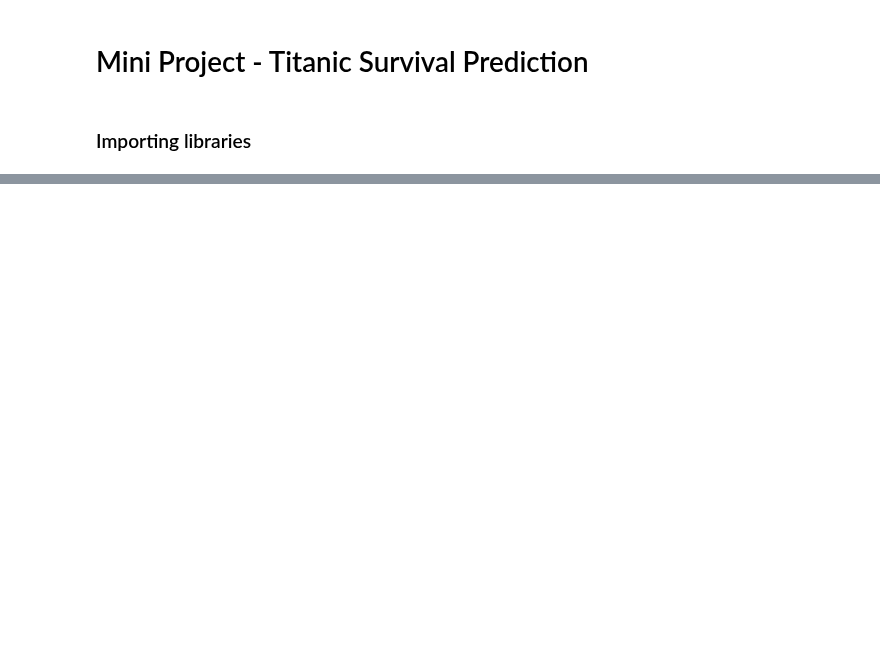
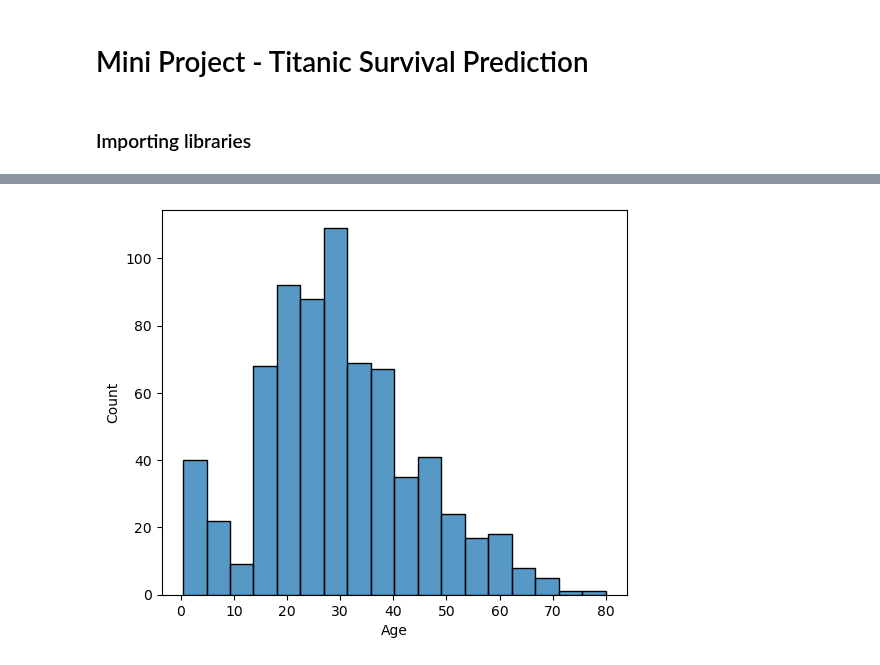
Before and after one commit to lavkushsingh31/Data_Science_Machine_Learning_Projects, a Jupyter notebook: Mini Project - Titanic Survival Prediction/Mini Project - Titanic Survival Prediction.ipynb, the cells around one changed output, grey strips where cells are left out. Saved outputs shown, nothing was run; the diff lists cells and outputs as text; code cells hidden in the pictures; blank space fills up the shorter version.

```diff
--- a/Mini Project - Titanic Survival Prediction/Mini Project - Titanic Survival Prediction.ipynb
+++ b/Mini Project - Titanic Survival Prediction/Mini Project - Titanic Survival Prediction.ipynb
@@ -7,0 +92,6 @@ i
+# %%
+plt.figure(figsize = (6,5))
+sns.histplot(data['Age'], bins = 18)
+plt.show();
+# %% [output]
+[figure, added]
```
Also changed, not shown: parts of 36 cells of this notebook.
